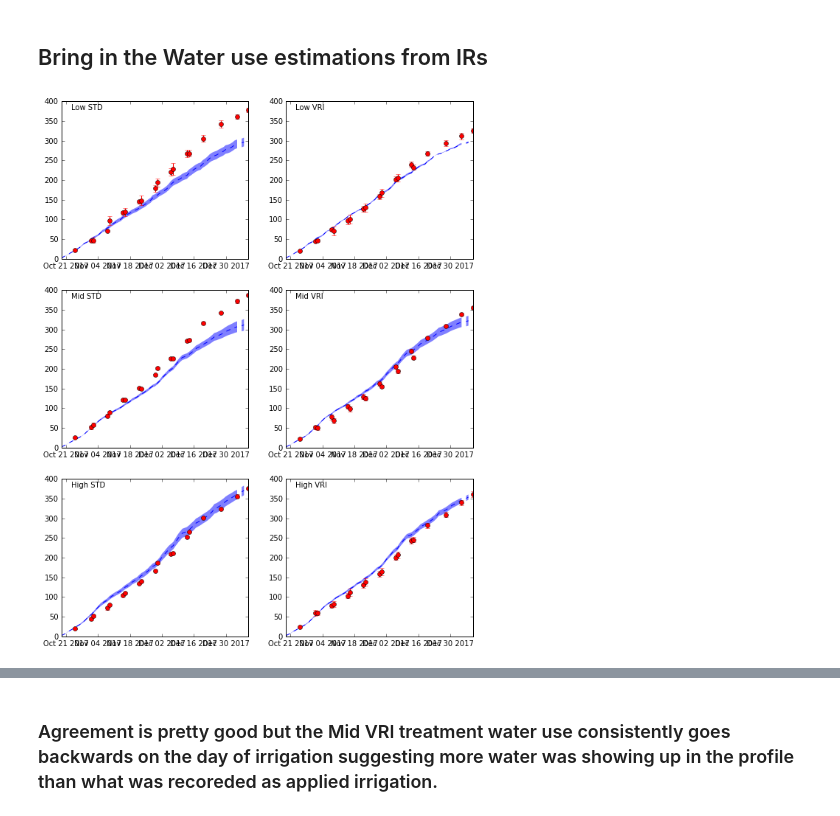
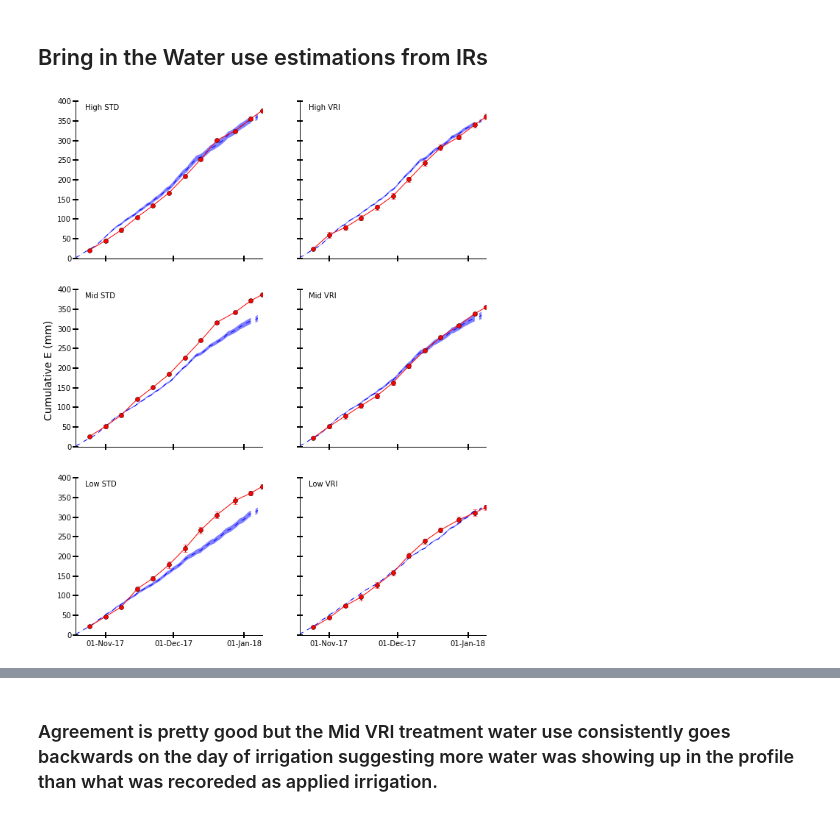
Before and after one commit to HamishBrownPFR/MVI, a Jupyter notebook: RA1.3/SoilWaterSummary.ipynb, the cells around one changed output, grey strips where cells are left out. Saved outputs shown, nothing was run; the diff lists cells and outputs as text; code cells hidden in the pictures.

```diff
--- a/RA1.3/SoilWaterSummary.ipynb
+++ b/RA1.3/SoilWaterSummary.ipynb
@@ -218,6 +262,7 @@ SoilWaterData.sort_index(axis=1,inplace=True)
 SoilWaterData.set_index(['Zone','Irrig','Rep','Date','Plot'],inplace=True)
 SoilWaterData.sort_index(inplace=True)
 SoilWaterData.ix[:,'ProfileWater'] = [np.sum(SoilWaterData.ix[x,:][['D0','D1','D2','D3','D4','D5','D6','D7']])*2 for x in SoilWaterData.index]
+SoilWaterData.ix[:,'RootZoneWater'] = [np.sum(SoilWaterData.ix[x,:][['D0','D1','D2','D3','D4','D5']])*2 for x in SoilWaterData.index]
 #SoilWaterData.to_excel('K:\CPDiary\Data\BaxtersMVI\SoilWaterRawData.xlsx',merge_cells=False,sheet_name='RawData')
 # %% [markdown]
 ## Set up the irrigaiton and rainfall data frame
@@ -277,6 +300,8 @@ WaterUseNP = pd.DataFrame(index = Irrigations.index,
     columns = ColIndex)
 WaterUseNP.ix[:,:]=0
 DeltaSWCFrame = WaterUseNP.copy()
+IrrigationFrame = WaterUseNP.copy()
+RainFallFrame = WaterUseNP.copy()
 for plot in WaterUseNP.columns:
     for P in WaterUseNP.index:
         if P.strftime('%Y-%m-%d') == '2017-10-04':
@@ -288,8 +313,10 @@ for plot in WaterUseNP.columns:
             #print(DeltaSWC)
             DeltaSWCFrame.ix[P.strftime('%Y-%m-%d'),plot] = DeltaSWC
             Irrigation = Irrigations.ix[PrevMeasureDate,(plot[0],plot[1])]
+            IrrigationFrame.ix[P.strftime('%Y-%m-%d'),plot] = Irrigation
             #print(Irrigation)
             Rainfall = Irrigations.ix[P.strftime('%Y-%m-%d'),('Field','Rain')]
+            RainFallFrame.ix[P.strftime('%Y-%m-%d'),plot] = Rainfall
             #print(Rainfall)
             WU = DeltaSWC + Irrigation + Rainfall
             #print(WU)
@@ -323,25 +350,47 @@ E.ix[:,('Low','VRI',4)] = np.nan
 #E.ix[E.index.isin(IrrigationsDaysIR),:] = np.nan
 #E.dropna(how='all',inplace=True)
 # %%
+ObsPreIndex = pd.MultiIndex.from_product([['Obs','Pred'],['High','Mid','Low'],['STD','VRI']])
+ObsPre = pd.DataFrame(index = E.index,columns = ObsPreIndex)
 Fig = plt.figure(figsize=(10,13))
 pos = 1
-for z in Zones:
+for z in ['High','Mid','Low']:
     for i in Irrigs:
         ax = Fig.add_subplot(3,2,pos)
         IRMean = E.ix[:,(z,i)].cumsum().mean(axis=1)
+        ObsPre.ix[:,('Pred',z,i)] = IRMean
         IRSD = E.ix[:,(z,i)].cumsum().std(axis=1)/2
         IRUp = IRMean + IRSD
         IRLow = IRMean - IRSD
         plt.fill_between(E.index,IRUp,IRLow,alpha=0.5,lw=0)
         plt.plot(IRMean,'--')
         NPMean = WaterUseNP.ix['2017-10-20':,(z,i)].cumsum().mean(axis=1)
+        ObsPre.ix[:,('Obs',z,i)] = NPMean
+        DatesToShow = NPMean.index.isin(['2017-10-25','2017-11-01',
+         '2017-11-08', '2017-11-15', '2017-11-22', '2017-11-29', '2017-12-06',
+         '2017-12-13', '2017-12-20', '2017-12-28','2018-01-04', '2018-01-09'])
         NPSD = WaterUseNP.ix['2017-10-20':,(z,i)].cumsum().std(axis=1)/2
         NPUp = NPMean + NPSD
         NPLow = NPMean - NPSD
-        plt.errorbar(WaterUseNP.ix['2017-10-20':,(z,i)].index,NPMean,NPSD,fmt='o',color='r')
-        #plt.plot(NPMean,'o',color='r')
+        plt.errorbar(NPMean.ix[DatesToShow].index,
+                     NPMean.ix[DatesToShow],NPSD.ix[DatesToShow],fmt='-o',color='r')
         plt.text(0.05,0.95,z+' ' +i,transform = ax.transAxes)
+        plt.ylim(0,400)
+        ax.spines['right'].set_visible(False)
+        ax.spines['top'].set_visible(False)
+        ax.xaxis.set_major_locator(mdates.MonthLocator(interval=1))
+        ax.xaxis.set_major_formatter(mdates.DateFormatter('%d-%b-%y'))
+        plt.xticks(rotation=0)
+        if pos in [1,2,3,4]:
+            plt.tick_params(axis='x', length = 8, width = 2,direction = 'inout',bottom='on',top='off', labelbottom='off')
+        else:
+            plt.tick_params(axis='x', length = 8, width = 2,direction = 'inout',bottom='on',top='off', labelbottom='on')
+        if pos in [2,4,6]:
+            plt.tick_params(axis='y', length = 8, width = 2,direction = 'inout',left='on',right='off',labelleft = 'off', labelright='off')
+        else:
+            plt.tick_params(axis='y', length = 8, width = 2,direction = 'inout',left='on',right='off',labelleft = 'on', labelright='off')
+        if pos == 3:
+            plt.ylabel('Cumulative E (mm) ',fontsize=14)
         pos += 1
-        plt.ylim(0,400)
 # %% [output]
-[figure, old version]
+[figure, new version]
```
Also changed, not shown: parts of 8 cells of this notebook, 1 other file.
